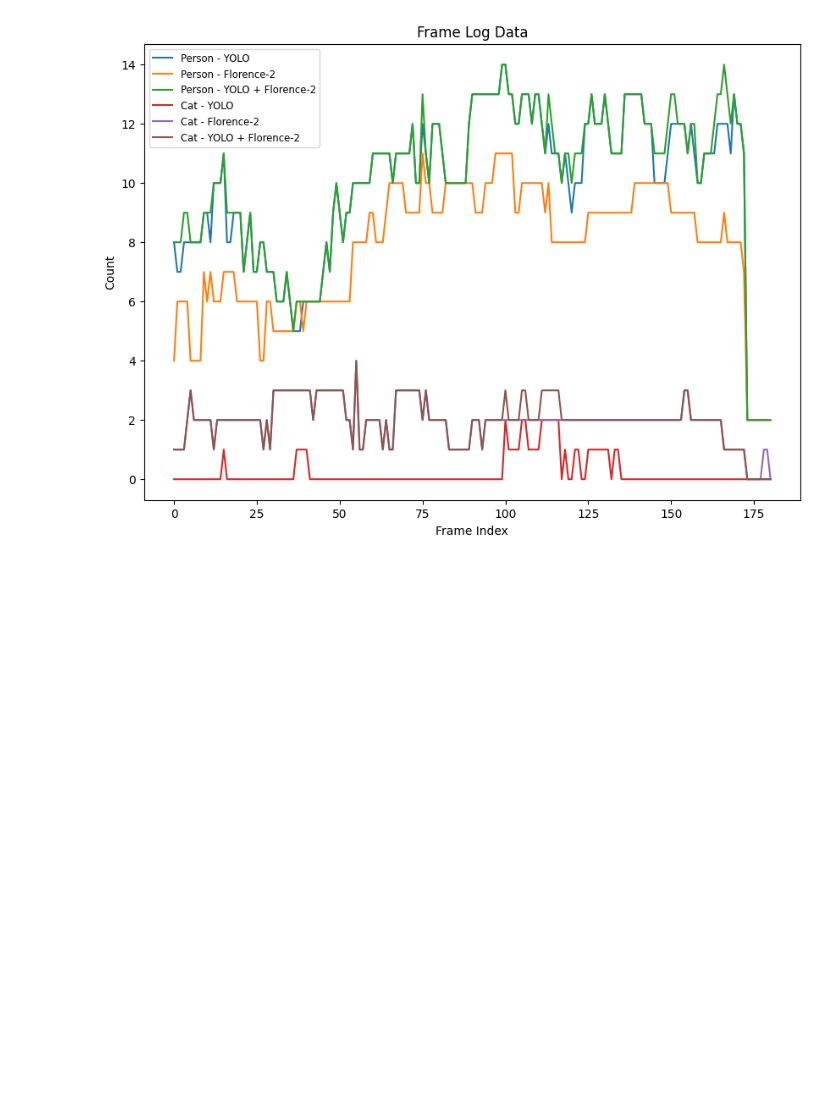
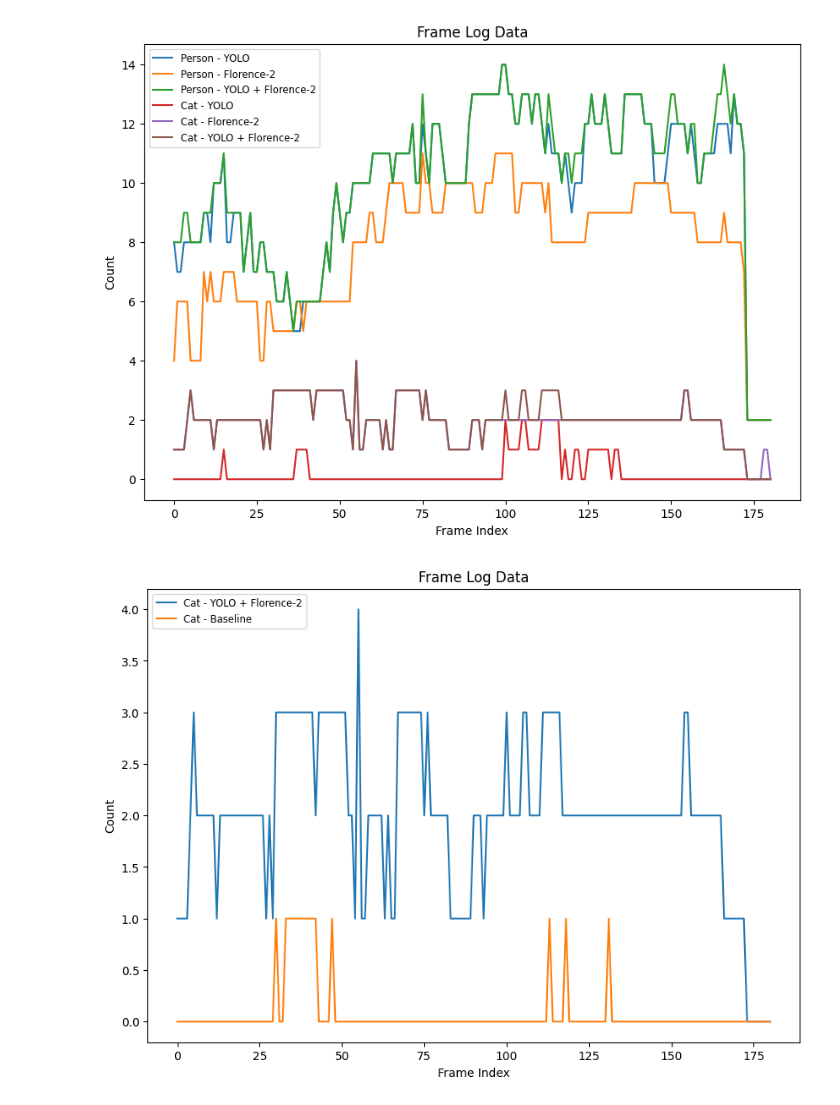
Before and after one commit to Vincent-Lien/Video_object_detection, a Jupyter notebook: evaluation.ipynb, the cells around one changed output. Drawn from its saved outputs; the diff is of its cells as text; code cells hidden in the pictures; blank space fills up the shorter version.

Commit message:
add: add plot of cat for yolo+florence method vs. baseline

```diff
--- a/evaluation.ipynb
+++ b/evaluation.ipynb
@@ -1 +1,11 @@
+# %%
+import pandas as pd
+
+import matplotlib.pyplot as plt
+
+# Read the CSV files
+df1 = pd.read_csv('frame_log/yolo_detection.csv')
+df2 = pd.read_csv('frame_log/florence_detection.csv')
+df3 = pd.read_csv('frame_log/yolo_florence_detection.csv')
+df4 = pd.read_csv('frame_log/baseline.csv')
 # %%
@@ -26,3 +27,17 @@ plt.legend(fontsize='small', loc='upper left')  # Set the font size of the legen
 plt.show()
 # %% [output]
 [figure]
+# %%
+# Plot the data
+plt.figure(figsize=(10, 7))
+
+plt.plot(df3['frame'], df3['cat'], label='Cat - YOLO + Florence-2')
+plt.plot(df4['frame'], df4['cat'], label='Cat - Baseline')
+
+plt.xlabel('Frame Index')
+plt.ylabel('Count')
+plt.title('Frame Log Data')
+plt.legend(fontsize='small', loc='upper left')  # Set the font size of the legend labels to small and position it in the upper left corner
+plt.show()
+# %% [output]
+[figure, added]
```
Also changed, not shown: parts of 1 cell of this notebook.
